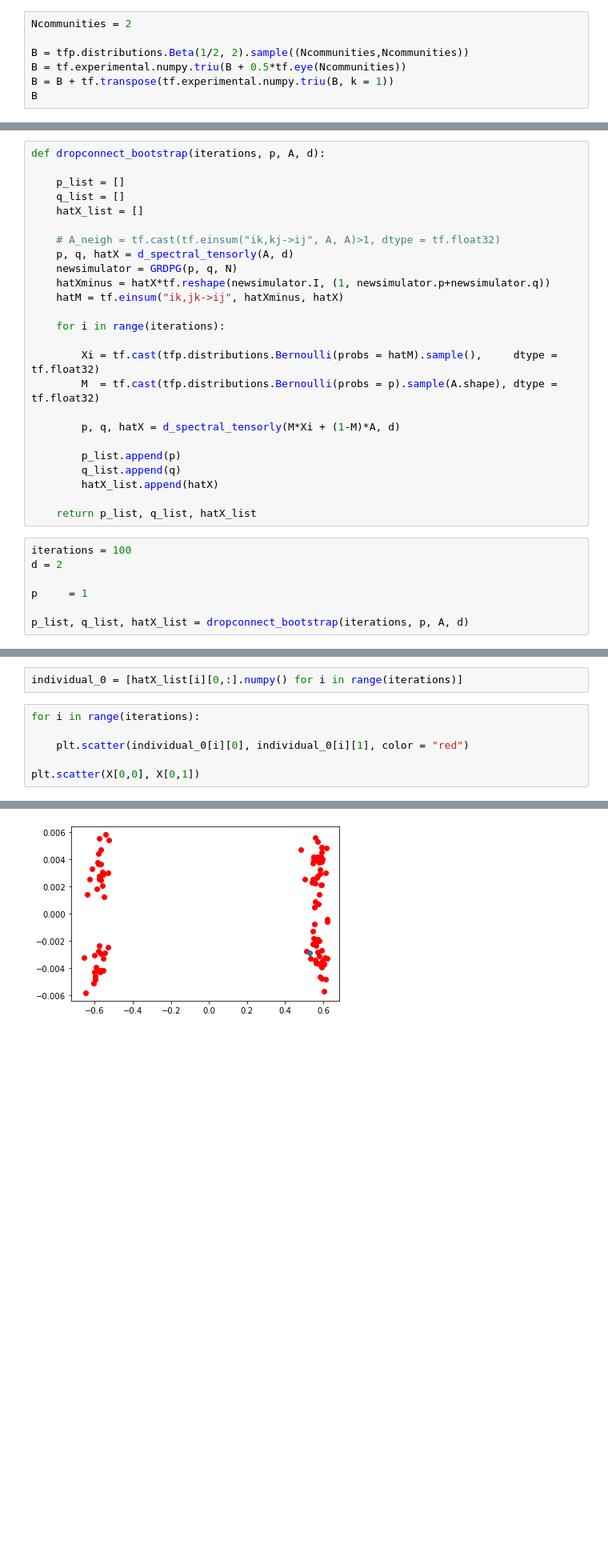
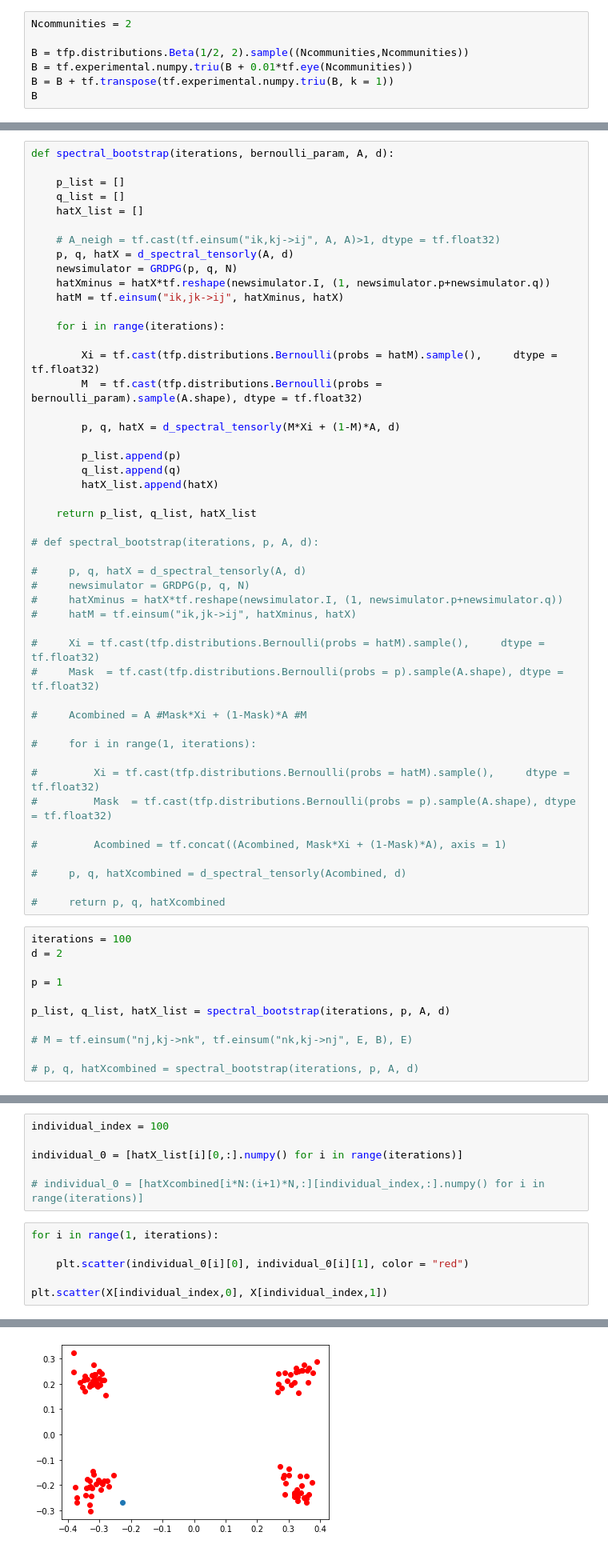
Before and after one commit to LorenzoRimella/GRDPG, a Jupyter notebook: Code/test.ipynb, the cells around one changed output, grey strips where cells are left out. Shown at 80% size. Saved outputs shown, nothing was run; the diff lists cells and outputs as text; blank space fills up the shorter version.

```diff
--- a/Code/test.ipynb
+++ b/Code/test.ipynb
@@ -207,7 +213,7 @@ the max norm of the difference between M and hatM is 0.14402455
 Ncommunities = 2
 
 B = tfp.distributions.Beta(1/2, 2).sample((Ncommunities,Ncommunities))
-B = tf.experimental.numpy.triu(B + 0.5*tf.eye(Ncommunities))
+B = tf.experimental.numpy.triu(B + 0.01*tf.eye(Ncommunities))
 B = B + tf.transpose(tf.experimental.numpy.triu(B, k = 1))
 B
 # %% [output]
@@ -334,7 +380,7 @@ nx.draw(g, node_size=10, with_labels=True)
 # %%
 p, q, eigenvect_eigenval, X = simulator.to_GRDPG(E)
 # %%
-def dropconnect_bootstrap(iterations, p, A, d):
+def spectral_bootstrap(iterations, bernoulli_param, A, d):
 
     p_list = []
     q_list = []
@@ -349,7 +395,7 @@ def dropconnect_bootstrap(iterations, p, A, d):
     for i in range(iterations):
 
         Xi = tf.cast(tfp.distributions.Bernoulli(probs = hatM).sample(),     dtype = tf.float32)
-        M  = tf.cast(tfp.distributions.Bernoulli(probs = p).sample(A.shape), dtype = tf.float32)
+        M  = tf.cast(tfp.distributions.Bernoulli(probs = bernoulli_param).sample(A.shape), dtype = tf.float32)
 
         p, q, hatX = d_spectral_tensorly(M*Xi + (1-M)*A, d)
 
@@ -358,13 +404,40 @@ def dropconnect_bootstrap(iterations, p, A, d):
         hatX_list.append(hatX)
 
     return p_list, q_list, hatX_list
+
+# def spectral_bootstrap(iterations, p, A, d):
+
+#     p, q, hatX = d_spectral_tensorly(A, d)
+#     newsimulator = GRDPG(p, q, N)
+#     hatXminus = hatX*tf.reshape(newsimulator.I, (1, newsimulator.p+newsimulator.q))
+#     hatM = tf.einsum("ik,jk->ij", hatXminus, hatX)
+
+#     Xi = tf.cast(tfp.distributions.Bernoulli(probs = hatM).sample(),     dtype = tf.float32)
+#     Mask  = tf.cast(tfp.distributions.Bernoulli(probs = p).sample(A.shape), dtype = tf.float32)
+
+#     Acombined = A #Mask*Xi + (1-Mask)*A #M
+
+#     for i in range(1, iterations):
+
+#         Xi = tf.cast(tfp.distributions.Bernoulli(probs = hatM).sample(),     dtype = tf.float32)
+#         Mask  = tf.cast(tfp.distributions.Bernoulli(probs = p).sample(A.shape), dtype = tf.float32)
+
+#         Acombined = tf.concat((Acombined, Mask*Xi + (1-Mask)*A), axis = 1)
+
+#     p, q, hatXcombined = d_spectral_tensorly(Acombined, d)
+
+#     return p, q, hatXcombined
 # %%
 iterations = 100
 d = 2
 
-p     = 1
+p = 1
 
-p_list, q_list, hatX_list = dropconnect_bootstrap(iterations, p, A, d)
+p_list, q_list, hatX_list = spectral_bootstrap(iterations, p, A, d)
+
+# M = tf.einsum("nj,kj->nk", tf.einsum("nk,kj->nj", E, B), E)
+
+# p, q, hatXcombined = spectral_bootstrap(iterations, p, A, d)
 # %%
 i = 0
 
@@ -396,11 +481,15 @@ the empirical coverage of the 0.95 credible interval is 0.960929
 # %%
+individual_index = 100
+
 individual_0 = [hatX_list[i][0,:].numpy() for i in range(iterations)]
+
+# individual_0 = [hatXcombined[i*N:(i+1)*N,:][individual_index,:].numpy() for i in range(iterations)]
 # %%
-for i in range(iterations):
+for i in range(1, iterations):
 
     plt.scatter(individual_0[i][0], individual_0[i][1], color = "red")
 
-plt.scatter(X[0,0], X[0,1])
+plt.scatter(X[individual_index,0], X[individual_index,1])
 # %% [output]
 <matplotlib.collections.PathCollection at 0x...>
-[figure, old version]
+[figure, new version]
```
Also changed, not shown: parts of 34 cells of this notebook.
